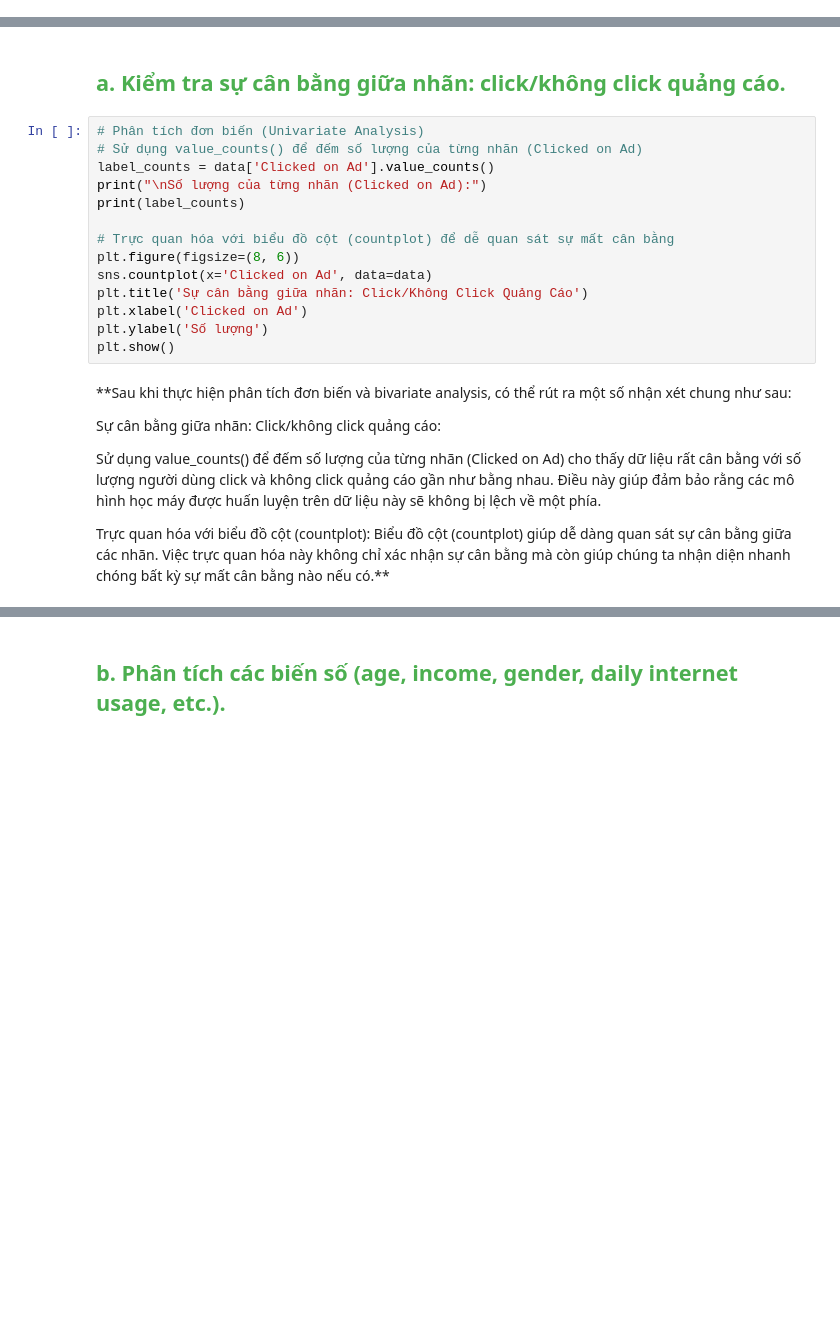
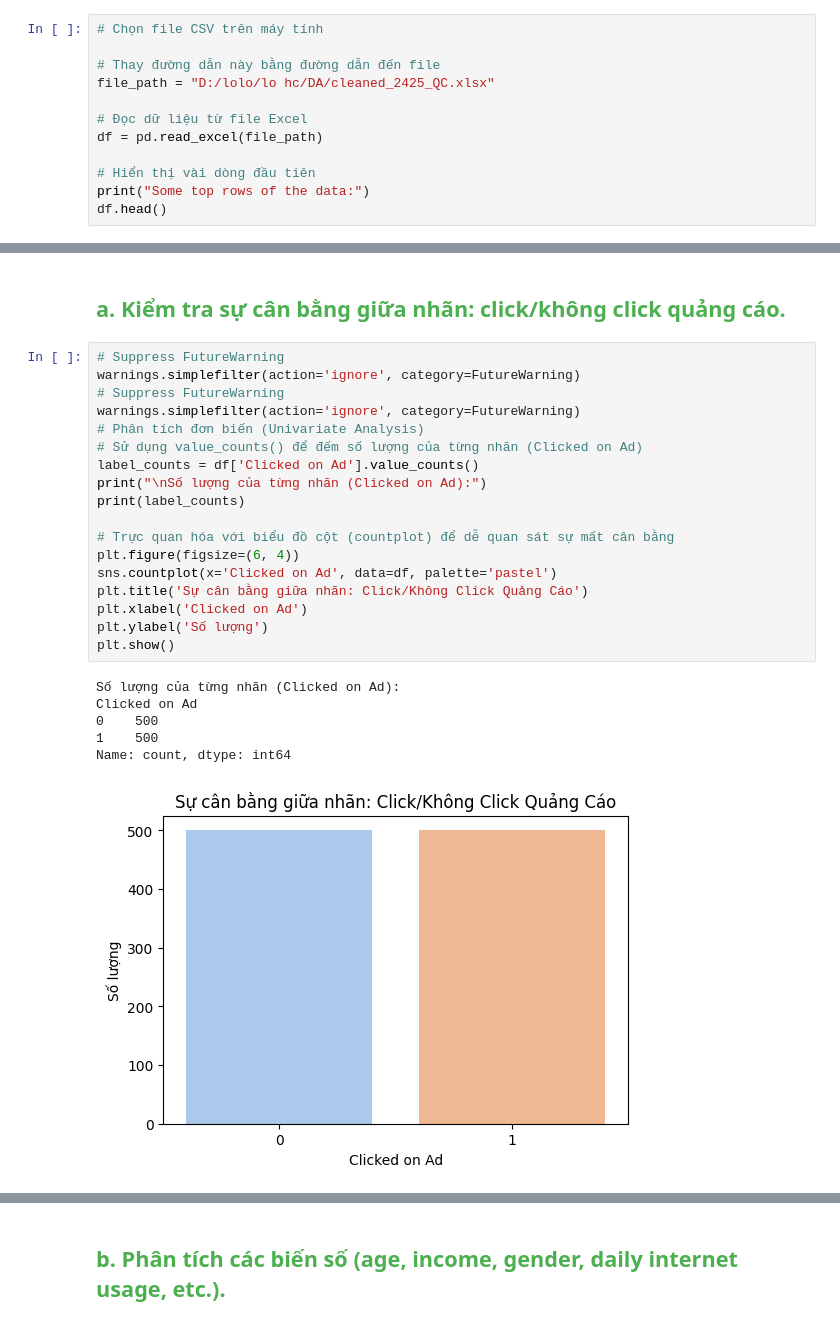
Before and after one commit to Locung201/Group3_PTDLUD_HCMUS_2425, a Jupyter notebook: Gd2_EDA.ipynb, the cells around one changed output, grey strips where cells are left out. Drawn from its saved outputs; the diff is of its cells as text; blank space fills up the shorter version.

```diff
--- a/Gd2_EDA.ipynb
+++ b/Gd2_EDA.ipynb
@@ -90,0 +83,12 @@ df.head()
+# %%
+# Chọn file CSV trên máy tính
+
+# Thay đường dẫn này bằng đường dẫn đến file
+file_path = "D:/lolo/lo hc/DA/cleaned_2425_QC.xlsx"
+
+# Đọc dữ liệu từ file Excel
+df = pd.read_excel(file_path)
+
+# Hiển thị vài dòng đầu tiên
+print("Some top rows of the data:")
+df.head()
@@ -93,25 +105,27 @@ df.head()
 # %% [markdown]
 <h2 style="color: #4CAF50;">a. Kiểm tra sự cân bằng giữa nhãn: click/không click quảng cáo.</h2>
 # %%
+# Suppress FutureWarning
+warnings.simplefilter(action='ignore', category=FutureWarning)
+# Suppress FutureWarning
+warnings.simplefilter(action='ignore', category=FutureWarning)
 # Phân tích đơn biến (Univariate Analysis)
 # Sử dụng value_counts() để đếm số lượng của từng nhãn (Clicked on Ad)
-label_counts = data['Clicked on Ad'].value_counts()
+label_counts = df['Clicked on Ad'].value_counts()
 print("\nSố lượng của từng nhãn (Clicked on Ad):")
 print(label_counts)
 
 # Trực quan hóa với biểu đồ cột (countplot) để dễ quan sát sự mất cân bằng
-plt.figure(figsize=(8, 6))
-sns.countplot(x='Clicked on Ad', data=data)
+plt.figure(figsize=(6, 4))
+sns.countplot(x='Clicked on Ad', data=df, palette='pastel')
 plt.title('Sự cân bằng giữa nhãn: Click/Không Click Quảng Cáo')
 plt.xlabel('Clicked on Ad')
 plt.ylabel('Số lượng')
 plt.show()
+# %% [output]
+Số lượng của từng nhãn (Clicked on Ad):
+Clicked on Ad
+0    500
+1    500
+Name: count, dtype: int64
+[figure, added]
-# %% [markdown]
-**Sau khi thực hiện phân tích đơn biến và bivariate analysis, có thể rút ra một số nhận xét chung như sau:
-
-Sự cân bằng giữa nhãn: Click/không click quảng cáo:
-
-Sử dụng value_counts() để đếm số lượng của từng nhãn (Clicked on Ad) cho thấy dữ liệu rất cân bằng với số lượng người dùng click và không click quảng cáo gần như bằng nhau. Điều này giúp đảm bảo rằng các mô hình học máy được huấn luyện trên dữ liệu này sẽ không bị lệch về một phía.
-
-Trực quan hóa với biểu đồ cột (countplot):
-Biểu đồ cột (countplot) giúp dễ dàng quan sát sự cân bằng giữa các nhãn. Việc trực quan hóa này không chỉ xác nhận sự cân bằng mà còn giúp chúng ta nhận diện nhanh chóng bất kỳ sự mất cân bằng nào nếu có.**
```
Also changed, not shown: parts of 24 cells of this notebook.
